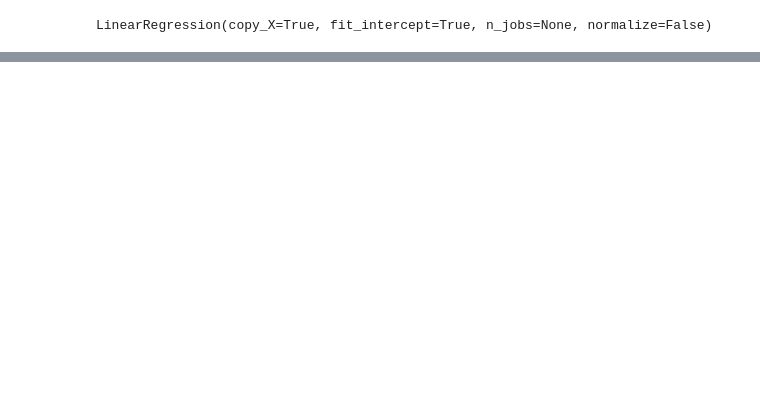
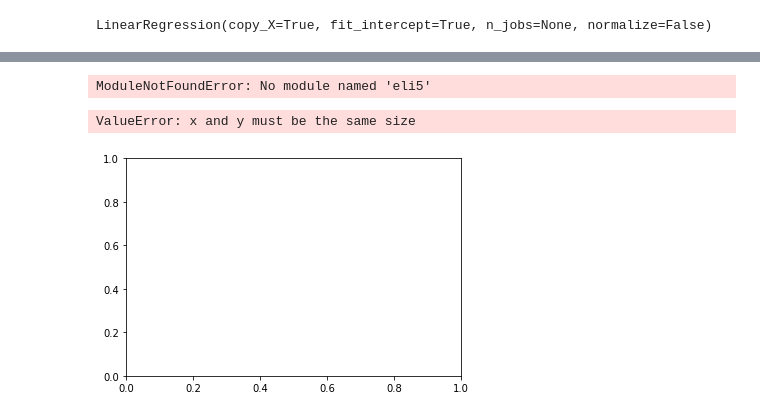
Before and after one commit to dinawaliahs/H8_37, a Jupyter notebook: Sesi 11.ipynb, the cells around one changed output, grey strips where cells are left out. Cells and saved outputs as stored; diff of their text form; code cells hidden in the pictures; blank space fills up the shorter version.

```diff
--- a/Sesi 11.ipynb
+++ b/Sesi 11.ipynb
@@ -594,3 +602,3 @@ Text(0.5, 1.0, 'Plot Horsepower vs Price')
 # %%
-df = pd.read_csv('datasets/winequality-red.csv')
+fx = pd.read_csv('datasets/winequality-red.csv')
 # %%
@@ -608,7 +616,7 @@ df.head(10)
 | 8 | 7.8 | 0.58 | 0.02 | 2.0 | 0.073 | 9.0 | ... |
 | 9 | 7.5 | 0.50 | 0.36 | 6.1 | 0.071 | 17.0 | ... |
 # %%
-x = df.drop(['quality'], axis = 1).values
-y = df['quality'].values.reshape(-1,1)
+x = fx.drop(['quality'], axis = 1).values
+y = fx['quality'].values.reshape(-1,1)
 # %%
 x_train, x_test, y_train, y_test = train_test_split(x, y, test_size=0.3)
@@ -643,0 +662,2 @@ model.score(x, y)
+# %%
+y_pred = model.predict(x_test)
@@ -643,0 +675,14 @@ model.score(x, y)
+# %%
+# Calculating and Displaying importance using the eli5 library
+
+
+perm = PermutationImportance(model, random_state=1).fit(x_test,y_pred)
+eli5.show_weights(perm, feature_names = x_test.columns.tolist())
+# %% [output]
+ModuleNotFoundError: No module named 'eli5'
+# %%
+plt.scatter(x_test, y_test)
+plt.plot(x_test, y_pred, c = 'r')
+# %% [output]
+ValueError: x and y must be the same size
+[figure, added]
```
Also changed, not shown: parts of 7 cells of this notebook, 1 other file.
